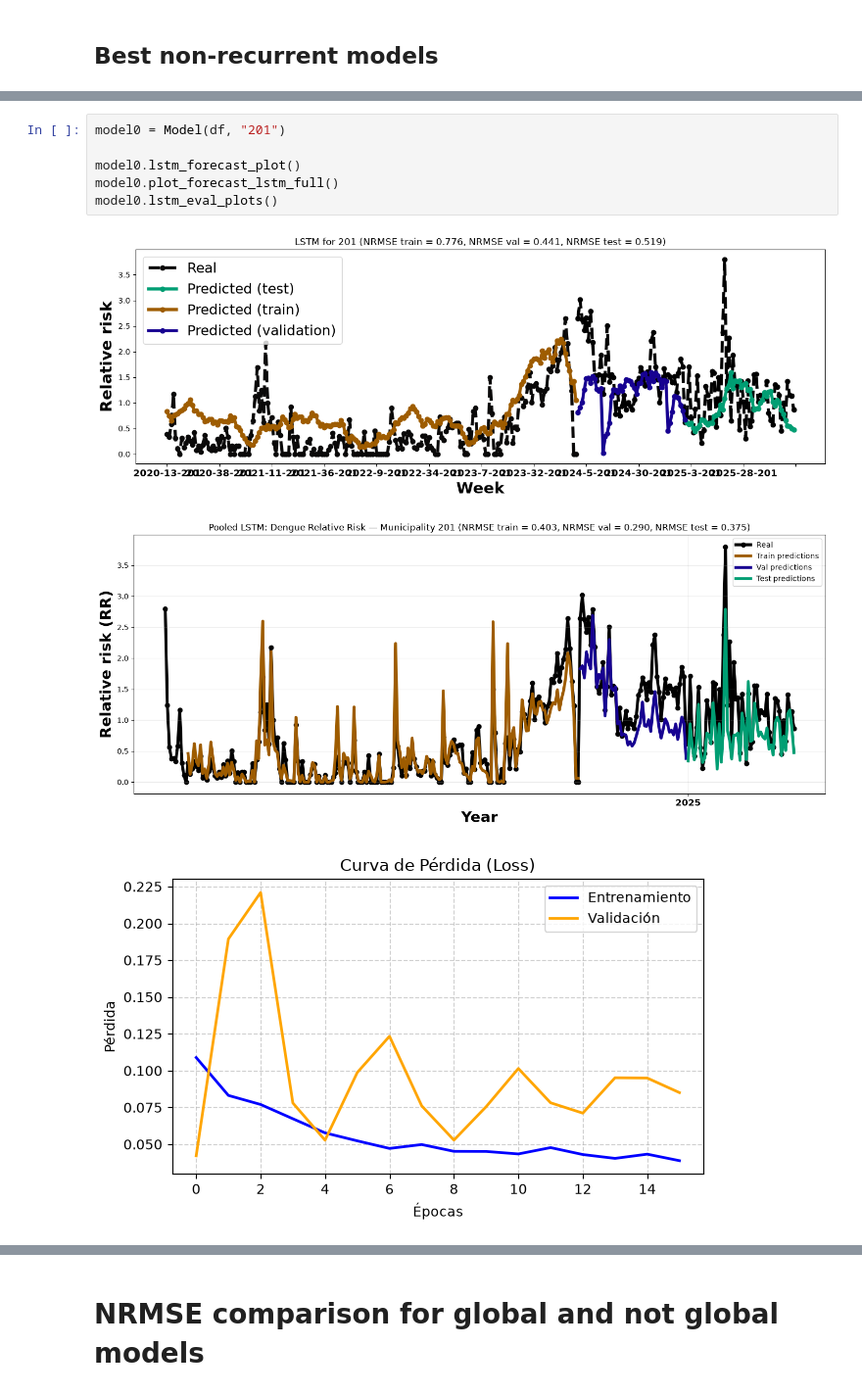
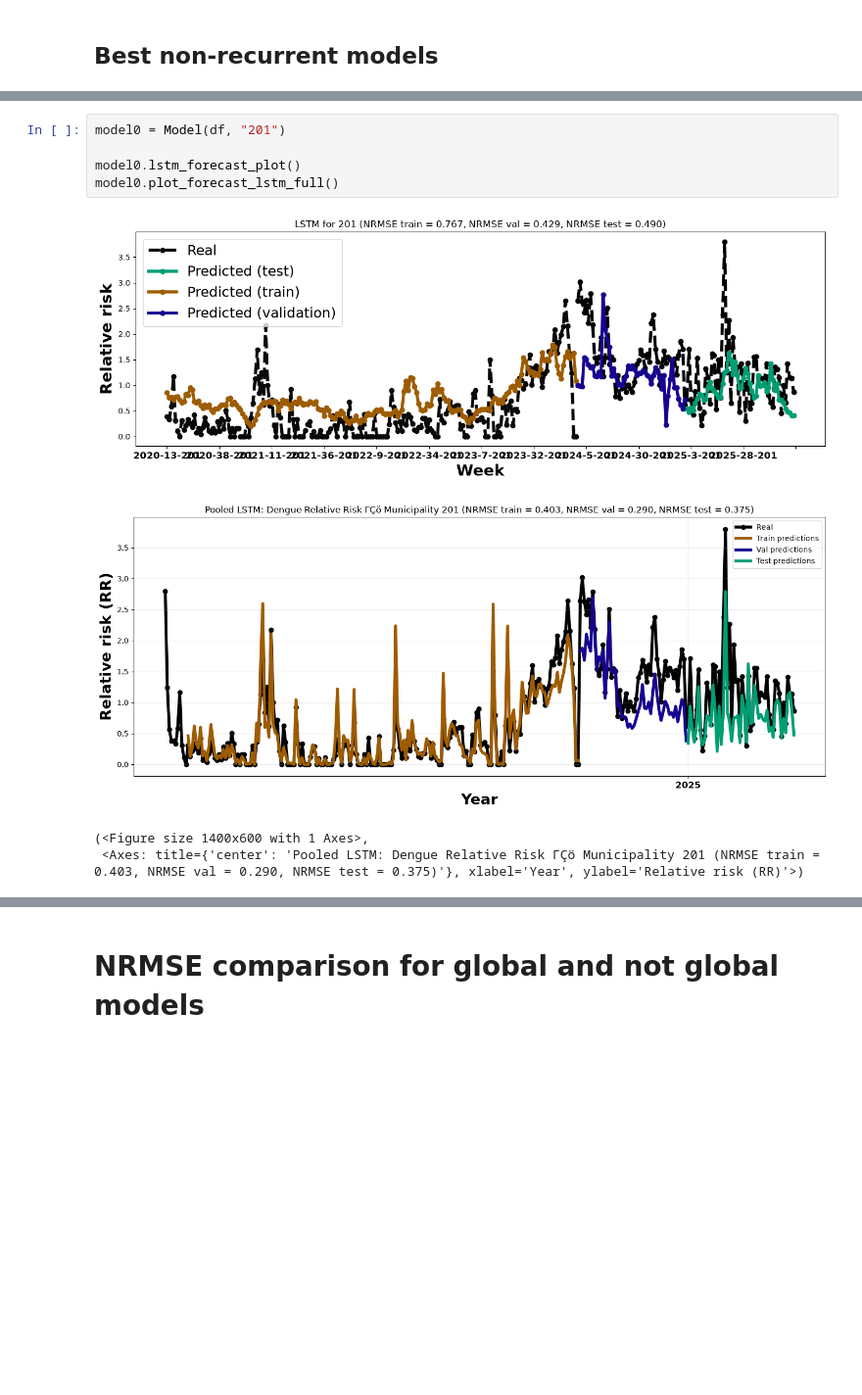
Before and after one commit to artisticlimon/dengue-recurrent-cr, a Jupyter notebook: 0_notebooks/lstm_test.ipynb, the cells around one changed output, grey strips where cells are left out. Shown at 98% size. Saved outputs shown, nothing was run; the diff lists cells and outputs as text; blank space fills up the shorter version.

```diff
--- a/0_notebooks/lstm_test.ipynb
+++ b/0_notebooks/lstm_test.ipynb
@@ -86,13 +83,13 @@ model0.lstm_eval_plots()
 # %%
 model0 = Model(df, "201")
 
 model0.lstm_forecast_plot()
 model0.plot_forecast_lstm_full()
-model0.lstm_eval_plots()
 # %% [output]
-[figure, old version]
+[figure, new version]
 [figure]
-[figure, removed]
+(<Figure size 1400x600 with 1 Axes>,
+ <Axes: title={'center': 'Pooled LSTM: Dengue Relative Risk ΓÇö Municipality 201 (NRMSE train = 0.403, NRMSE val = 0.290, NRMSE test = 0.375)'}, xlabel='Year', ylabel='Relative risk (RR)'>)
 # %%
 model0 = Model(df, "110")
 
```
Also changed, not shown: parts of 13 cells of this notebook, 1 other file.
